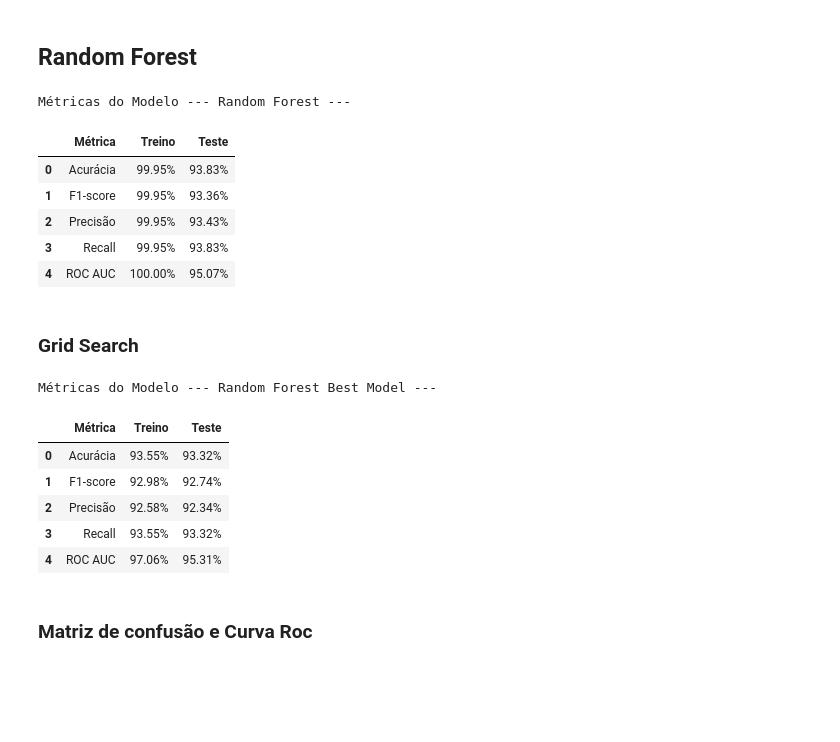
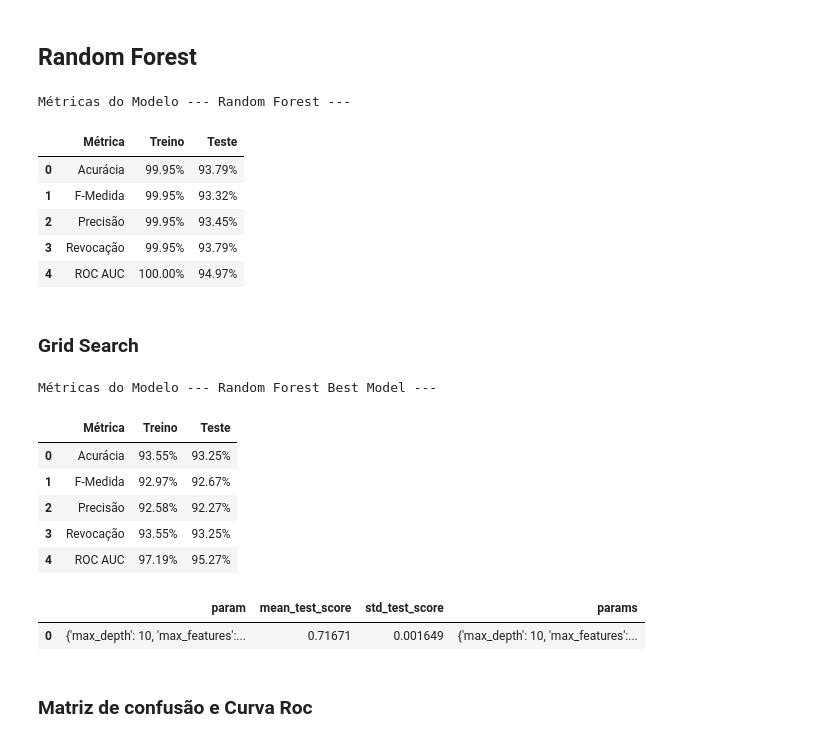
Before and after one commit to GTBelini22/Modelo-de-machine-learning-para-predicao-de-problemas-respiratorios, a Jupyter notebook: Tratando_os_dados.ipynb, the cells around one changed output. Saved outputs shown, nothing was run; the diff lists cells and outputs as text; code cells hidden in the pictures; blank space fills up the shorter version.

```diff
--- a/Tratando_os_dados.ipynb
+++ b/Tratando_os_dados.ipynb
@@ -846,7 +851,7 @@ def plot_metricas(modelo, x_treino, x_teste ,y_treino, y_teste, nome_modelo='' )
 
     # Calcular Métricas com 2 casas decimais
     metricas = {
-        'Métrica': ['Acurácia', 'F1-score', 'Precisão', 'Recall', 'ROC AUC'],
+        'Métrica': ['Acurácia', 'F-Medida', 'Precisão', 'Revocação', 'ROC AUC'],
         'Treino': [
             round(accuracy_score(y_treino, var_yPredModeloTrain) * 100, 2),
             round(f1_score(y_treino, var_yPredModeloTrain, average="weighted") * 100, 2),
@@ -1371,11 +1316,3 @@
 Melhorar o pré-processamento dos dados da SRAG;
 # %% [markdown]
 ## SVM
-# %%
-# Criação do classificador SVM.
-var_svc = SVC(random_state=2024, max_iter=30000, probability= True)
-
-# Treinamento do modelo SVM com os dados de treinamento.
-var_svc.fit(var_xTrain, var_yTrain)
-
-plot_metricas(var_svc, var_xTrain, var_xTest, var_yTrain, var_yTest, 'SVM')
@@ -1458,16 +1401,16 @@ Métricas do Modelo --- Gradient Boosting ---
 param_grid_gb = {
     'n_estimators': [100, 200, 300],
     'learning_rate': [0.01, 0.05, 0.1],
-    'max_features': ['sqrt', 'log2'],
-    'max_depth' : [3],
+    'max_features': [None,'sqrt', 'log2'],
+    'max_depth' : [3, 5],
     'random_state': [2024]
 }
 
-grid_search = GridSearchCV(var_gb,param_grid_gb, scoring= 'f1_macro', cv=3, n_jobs=-1, verbose=2)
-grid_search.fit(var_xTrain, var_yTrain)
+grid_search_gb = GridSearchCV(var_gb,param_grid_gb, scoring= 'f1_macro', cv=3, n_jobs=-1, verbose=2)
+grid_search_gb.fit(var_xTrain, var_yTrain)
 
-best_model_gb = grid_search.best_estimator_
-result_models_gb = grid_search.cv_results_
+best_model_gb = grid_search_gb.best_estimator_
+result_models_gb = grid_search_gb.cv_results_
 
 plot_metricas(best_model_gb, var_xTrain, var_xTest, var_yTrain, var_yTest, 'Gradient Boosting GridSearch')
 
@@ -1580,11 +1466,11 @@ param_grid_dt = {
     'min_samples_split': [2, 4, 10],
 }
 
-grid_search = GridSearchCV(var_tree, param_grid_dt, scoring= 'roc_auc', cv=5, n_jobs=-1)
-grid_search.fit(var_xTrain, var_yTrain)
+grid_search_tree = GridSearchCV(var_tree, param_grid_dt, scoring= 'roc_auc', cv=5, n_jobs=-1)
+grid_search_tree.fit(var_xTrain, var_yTrain)
 
-best_model_tree = grid_search.best_estimator_
-result_models_tree = grid_search.cv_results_
+best_model_tree = grid_search_tree.best_estimator_
+result_models_tree = grid_search_tree.cv_results_
 
 
 plot_metricas(best_model_tree, var_xTrain, var_xTest, var_yTrain, var_yTest, 'Decision Tree Best Model')
@@ -1619,38 +1510,43 @@ plot_metricas(var_rfc, var_xTrain, var_xTest, var_yTrain, var_yTest, 'Random For
 # %% [output]
 Métricas do Modelo --- Random Forest ---
 |  | Métrica | Treino | Teste |
-| 0 | Acurácia | 99.95% | 93.83% |
-| 1 | F1-score | 99.95% | 93.36% |
-| 2 | Precisão | 99.95% | 93.43% |
-| 3 | Recall | 99.95% | 93.83% |
-| 4 | ROC AUC | 100.00% | 95.07% |
+| 0 | Acurácia | 99.95% | 93.79% |
+| 1 | F-Medida | 99.95% | 93.32% |
+| 2 | Precisão | 99.95% | 93.45% |
+| 3 | Revocação | 99.95% | 93.79% |
+| 4 | ROC AUC | 100.00% | 94.97% |
 # %% [markdown]
 ### Grid Search
 # %%
 # Hiperparâmetros para Random Forest
 param_grid_rf = {
     'n_estimators': [100, 200],
     'min_samples_split': [10, 20],  # Número mínimo de amostras para dividir um nó
     'min_samples_leaf': [5, 10],
     'max_features': ['sqrt', 'log2'],
     'max_depth': [3, 5, 10]
 }
 
-grid_search = GridSearchCV(var_rfc,param_grid_rf, scoring= 'f1_macro', cv=3, n_jobs=-1)
-grid_search.fit(var_xTrain, var_yTrain)
+grid_search_rfc = GridSearchCV(var_rfc,param_grid_rf, scoring= 'f1_macro', cv=3, n_jobs=-1)
+grid_search_rfc.fit(var_xTrain, var_yTrain)
 
-best_model_rfc = grid_search.best_estimator_
-result_models_rfc = grid_search.cv_results_
+best_model_rfc = grid_search_rfc.best_estimator_
+result_models_rfc = grid_search_rfc.cv_results_
 
 plot_metricas(best_model_rfc, var_xTrain, var_xTest, var_yTrain, var_yTest, 'Random Forest Best Model')
 # %% [output]
 Métricas do Modelo --- Random Forest Best Model ---
 |  | Métrica | Treino | Teste |
-| 0 | Acurácia | 93.55% | 93.32% |
-| 1 | F1-score | 92.98% | 92.74% |
-| 2 | Precisão | 92.58% | 92.34% |
-| 3 | Recall | 93.55% | 93.32% |
-| 4 | ROC AUC | 97.06% | 95.31% |
+| 0 | Acurácia | 93.55% | 93.25% |
+| 1 | F-Medida | 92.97% | 92.67% |
+| 2 | Precisão | 92.58% | 92.27% |
+| 3 | Revocação | 93.55% | 93.25% |
+| 4 | ROC AUC | 97.19% | 95.27% |
+# %%
+display(create_results_dataframe(grid_search_rfc))
+# %% [output]
+|  | param | mean_test_score | std_test_score | params |
+| 0 | {'max_depth': 10, 'max_features':... | 0.71671 | 0.001649 | {'max_depth': 10, 'max_features':... |
 # %% [markdown]
 ### Matriz de confusão e Curva Roc
 # %%
```
Also changed, not shown: parts of 36 cells of this notebook.
